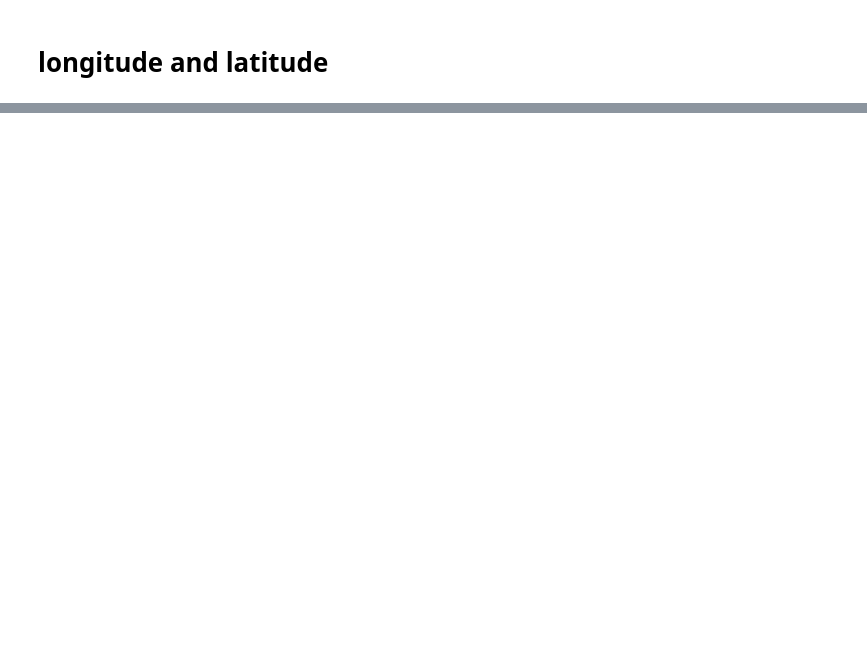
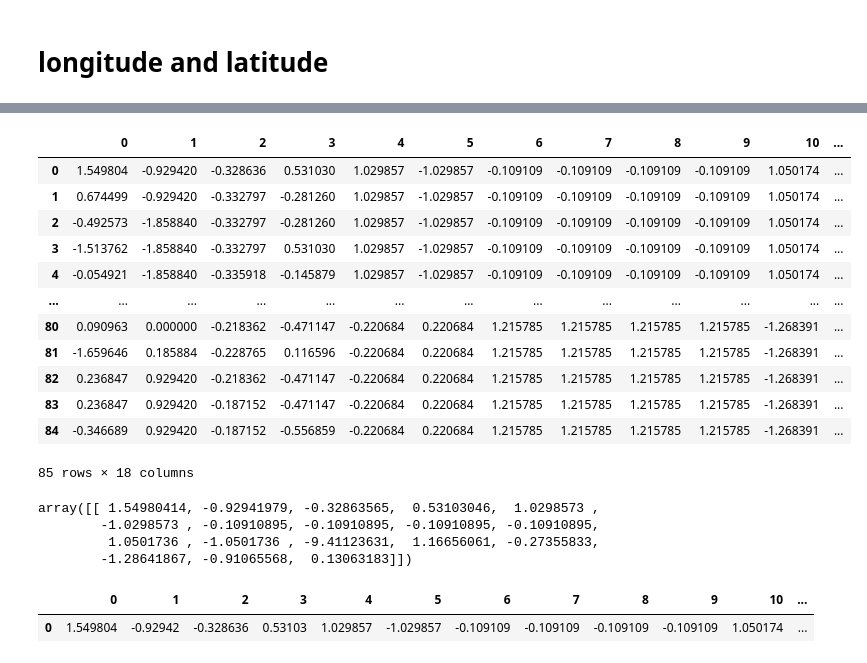
Before and after one commit to bhrt-sharma/Risk-Based-Authetication, a Jupyter notebook: RBA.ipynb, the cells around one changed output, grey strips where cells are left out. Drawn from its saved outputs; the diff is of its cells as text; code cells hidden in the pictures; blank space fills up the shorter version.

```diff
--- a/RBA.ipynb
+++ b/RBA.ipynb
@@ -789,3 +700,5 @@ for ind,column in enumerate(new_df.columns):
+# %%
+new_df =  new_df.drop(labels='Device velocity',axis=1)
 # %%
 new_df.info()
 # %% [output]
@@ -1109,0 +985,4 @@ Name: Device_velocity, dtype: int64
+# %%
+################################################################################################################
+new_df['User name'] = new_df['User name'].fillna('raunak@mollatech.com')
+new_df['User name']=new_df['User name'].astype(str)
@@ -1129,0 +1086,7 @@ memory usage: 5.6+ KB
+# %%
+from sklearn.externals import joblib
+
+# Feature Scaling
+from sklearn.preprocessing import StandardScaler
+sc = StandardScaler()
+X_train = sc.fit_transform(new_df)
@@ -1129,0 +1100,3 @@ memory usage: 5.6+ KB
+# %%
+X_train = pd.DataFrame(X_train)
+type(X_train)
@@ -1129,0 +1452,38 @@ memory usage: 5.6+ KB
+# %%
+X_train
+# %% [output]
+|  | 0 | 1 | 2 | 3 | 4 | 5 | 6 | 7 | 8 | 9 | 10 | ... |
+| 0 | 1.549804 | -0.929420 | -0.328636 | 0.531030 | 1.029857 | -1.029857 | -0.109109 | -0.109109 | -0.109109 | -0.109109 | 1.050174 | ... |
+| 1 | 0.674499 | -0.929420 | -0.332797 | -0.281260 | 1.029857 | -1.029857 | -0.109109 | -0.109109 | -0.109109 | -0.109109 | 1.050174 | ... |
+| 2 | -0.492573 | -1.858840 | -0.332797 | -0.281260 | 1.029857 | -1.029857 | -0.109109 | -0.109109 | -0.109109 | -0.109109 | 1.050174 | ... |
+| 3 | -1.513762 | -1.858840 | -0.332797 | 0.531030 | 1.029857 | -1.029857 | -0.109109 | -0.109109 | -0.109109 | -0.109109 | 1.050174 | ... |
+| 4 | -0.054921 | -1.858840 | -0.335918 | -0.145879 | 1.029857 | -1.029857 | -0.109109 | -0.109109 | -0.109109 | -0.109109 | 1.050174 | ... |
+| ... | ... | ... | ... | ... | ... | ... | ... | ... | ... | ... | ... | ... |
+| 80 | 0.090963 | 0.000000 | -0.218362 | -0.471147 | -0.220684 | 0.220684 | 1.215785 | 1.215785 | 1.215785 | 1.215785 | -1.268391 | ... |
+| 81 | -1.659646 | 0.185884 | -0.228765 | 0.116596 | -0.220684 | 0.220684 | 1.215785 | 1.215785 | 1.215785 | 1.215785 | -1.268391 | ... |
+| 82 | 0.236847 | 0.929420 | -0.218362 | -0.471147 | -0.220684 | 0.220684 | 1.215785 | 1.215785 | 1.215785 | 1.215785 | -1.268391 | ... |
+| 83 | 0.236847 | 0.929420 | -0.187152 | -0.471147 | -0.220684 | 0.220684 | 1.215785 | 1.215785 | 1.215785 | 1.215785 | -1.268391 | ... |
+| 84 | -0.346689 | 0.929420 | -0.187152 | -0.556859 | -0.220684 | 0.220684 | 1.215785 | 1.215785 | 1.215785 | 1.215785 | -1.268391 | ... |
+85 rows × 18 columns
+# %%
+1.549804,-0.929420,-0.328636,0.531030,1.029857,-1.029857,-0.109109,-0.109109,-0.109109,-0.109109,1.050174,-1.050174,0.700877,1.166561,-0.273558,-1.286419,-0.910656,0.130632
+
+# data = [[22,6,14.0,4.666667,2,0,1,1,1,1,2,0,32.000000,115.000000,1,0,-1,13]]
+data = [[22,6,14.00,4.666667,2,0,1,1,1,1,2,0,-32.060216,115,1,0,-1,13]]
+X_test = pd.DataFrame(data)
+
+# # Feature Scaling
+X_test = sc.transform(X_test)
+
+X_test
+# %% [output]
+array([[ 1.54980414, -0.92941979, -0.32863565,  0.53103046,  1.0298573 ,
+        -1.0298573 , -0.10910895, -0.10910895, -0.10910895, -0.10910895,
+         1.0501736 , -1.0501736 , -9.41123631,  1.16656061, -0.27355833,
+        -1.28641867, -0.91065568,  0.13063183]])
+# %%
+bharat_test = pd.DataFrame(X_test)
+bharat_test
+# %% [output]
+|  | 0 | 1 | 2 | 3 | 4 | 5 | 6 | 7 | 8 | 9 | 10 | ... |
+| 0 | 1.549804 | -0.92942 | -0.328636 | 0.53103 | 1.029857 | -1.029857 | -0.109109 | -0.109109 | -0.109109 | -0.109109 | 1.050174 | ... |
```
Also changed, not shown: parts of 171 cells of this notebook.
